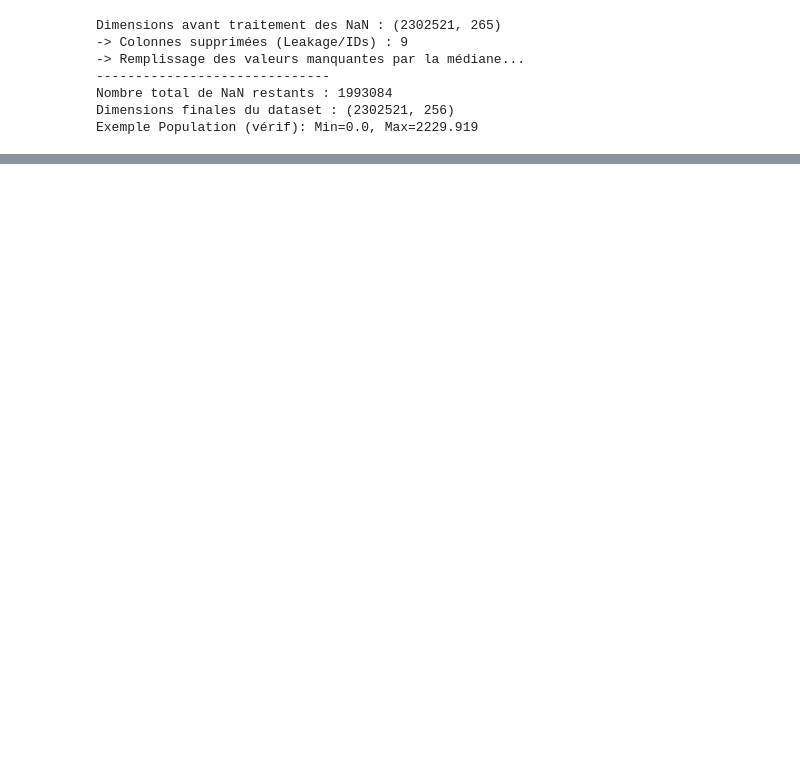
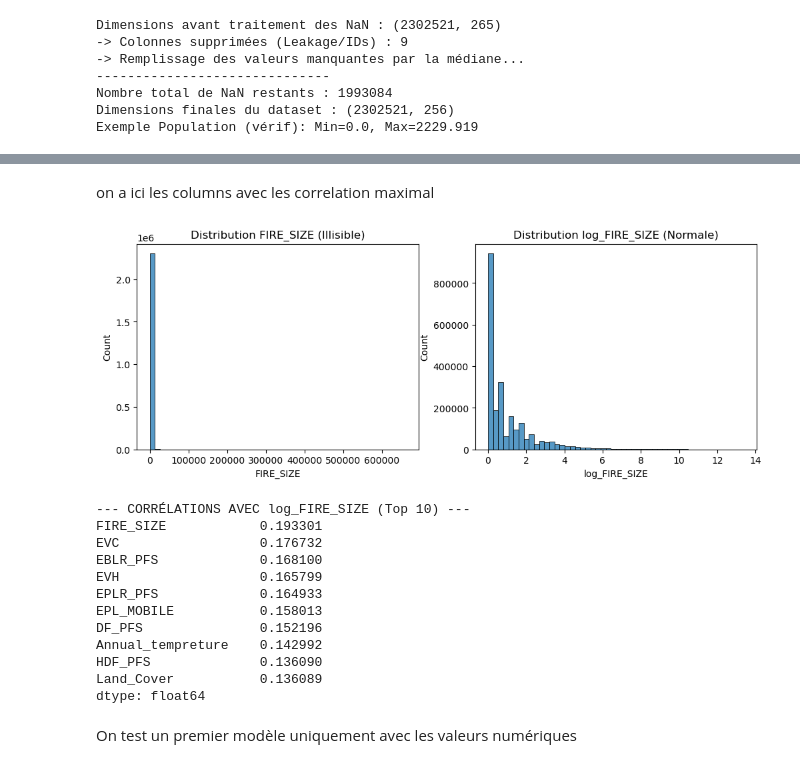
Before and after one commit to thomasblne/green_ai, a Jupyter notebook: oui.ipynb, the cells around one changed output, grey strips where cells are left out. Cells and saved outputs as stored; diff of their text form; code cells hidden in the pictures; blank space fills up the shorter version.

```diff
--- a/oui.ipynb
+++ b/oui.ipynb
@@ -356,0 +375,38 @@ NameError: name 'df_clean' is not defined
+# %% [markdown]
+on a ici les columns avec les correlation maximal
+# %%
+plt.figure(figsize=(12, 4))
+plt.subplot(1, 2, 1)
+sns.histplot(df_clean['FIRE_SIZE'], bins=50)
+plt.title("Distribution FIRE_SIZE (Illisible)")
+
+# 2. La Solution : Log Transformation
+# On utilise log1p (log(1+x)) pour éviter les erreurs si taille=0
+df_clean['log_FIRE_SIZE'] = np.log1p(df_clean['FIRE_SIZE'])
+
+plt.subplot(1, 2, 2)
+sns.histplot(df_clean['log_FIRE_SIZE'], bins=50)
+plt.title("Distribution log_FIRE_SIZE (Normale)")
+plt.show()
+
+# 3. Recalculer les corrélations avec cette nouvelle target
+corr_new = df_num.corrwith(df_clean['log_FIRE_SIZE']).sort_values(ascending=False)
+
+print("--- CORRÉLATIONS AVEC log_FIRE_SIZE (Top 10) ---")
+print(corr_new.head(10))
+# %% [output]
+[figure, added]
+--- CORRÉLATIONS AVEC log_FIRE_SIZE (Top 10) ---
+FIRE_SIZE            0.193301
+EVC                  0.176732
+EBLR_PFS             0.168100
+EVH                  0.165799
+EPLR_PFS             0.164933
+EPL_MOBILE           0.158013
+DF_PFS               0.152196
+Annual_tempreture    0.142992
+HDF_PFS              0.136090
+Land_Cover           0.136089
+dtype: float64
+# %% [markdown]
+On test un premier modèle uniquement avec les valeurs numériques
```
Also changed, not shown: parts of 5 cells of this notebook, 1 other file.
